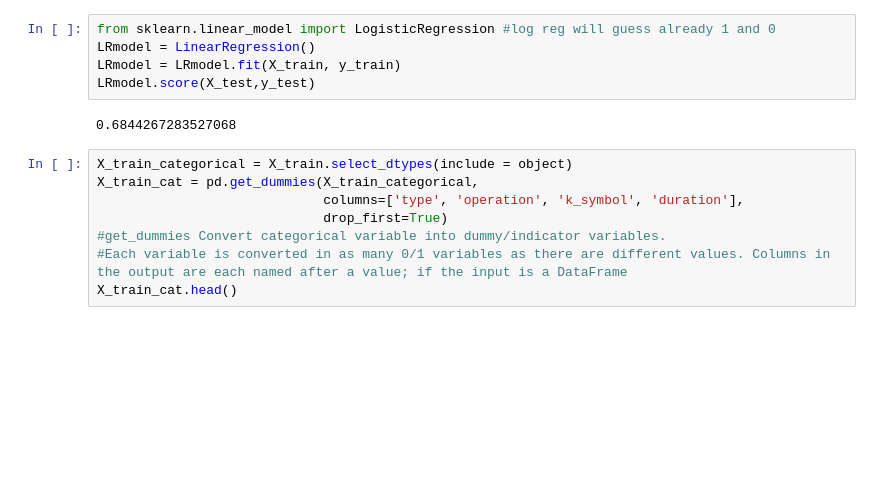
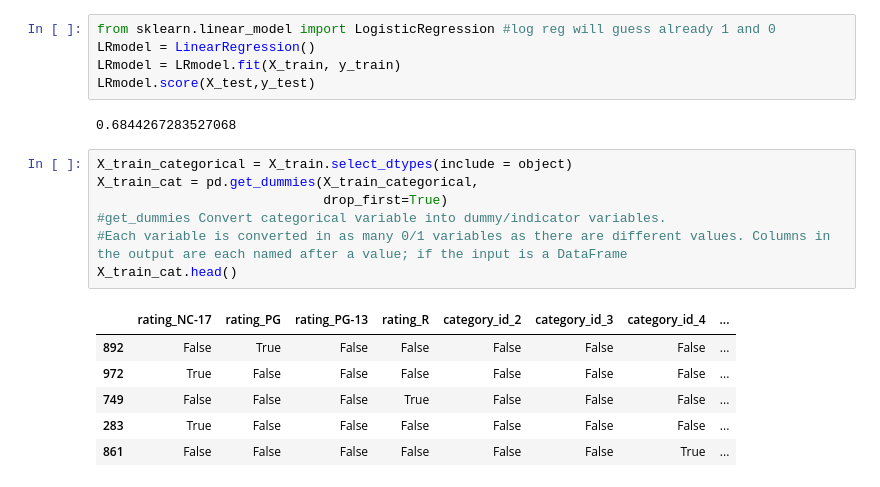
Before and after one commit to Nyobanne/lab-predictions-logistic-regression, a Jupyter notebook: lab prediction sakila.ipynb, the cells around one changed output. Drawn from its saved outputs; the diff is of its cells as text; blank space fills up the shorter version.

```diff
--- a/lab prediction sakila.ipynb
+++ b/lab prediction sakila.ipynb
@@ -272,8 +278,14 @@ LRmodel.score(X_test,y_test)
 # %%
 X_train_categorical = X_train.select_dtypes(include = object)
 X_train_cat = pd.get_dummies(X_train_categorical,
-                             columns=['type', 'operation', 'k_symbol', 'duration'],
                              drop_first=True)
 #get_dummies Convert categorical variable into dummy/indicator variables.
 #Each variable is converted in as many 0/1 variables as there are different values. Columns in the output are each named after a value; if the input is a DataFrame
 X_train_cat.head()
+# %% [output]
+|  | rating_NC-17 | rating_PG | rating_PG-13 | rating_R | category_id_2 | category_id_3 | category_id_4 | ... |
+| 892 | False | True | False | False | False | False | False | ... |
+| 972 | True | False | False | False | False | False | False | ... |
+| 749 | False | False | False | True | False | False | False | ... |
+| 283 | True | False | False | False | False | False | False | ... |
+| 861 | False | False | False | False | False | False | True | ... |
```
Also changed, not shown: parts of 18 cells of this notebook.
